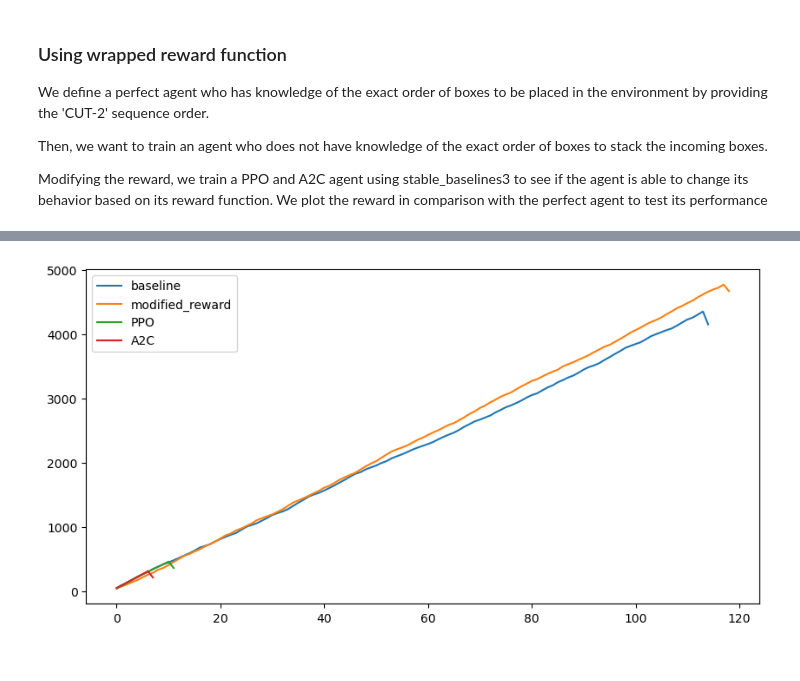
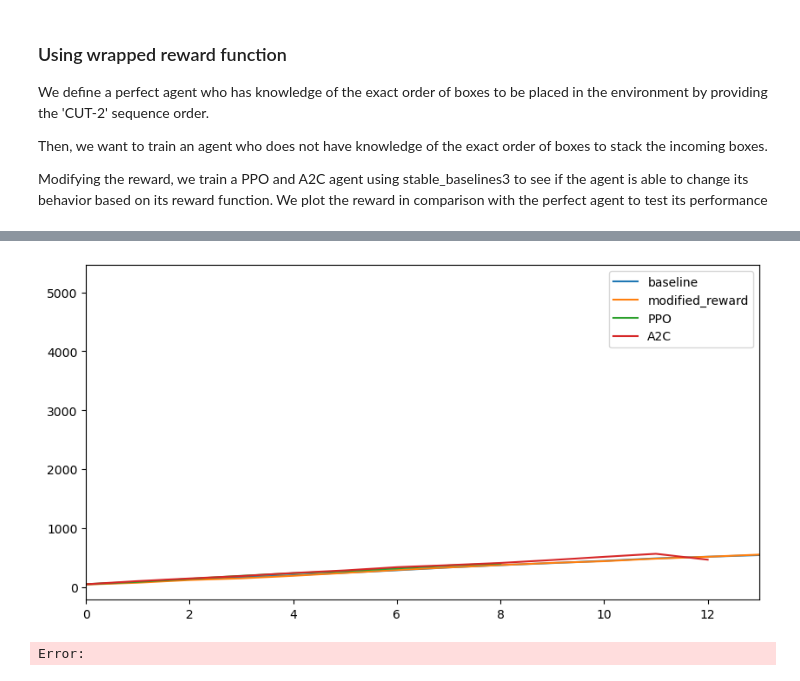
Before and after one commit to khleedavid/CS5446-P25, a Jupyter notebook: airPack_VI.ipynb, the cells around one changed output, grey strips where cells are left out. Drawn from its saved outputs; the diff is of its cells as text; code cells hidden in the pictures.

Commit message:
testing different reward functions for PPO/A2C agents

```diff
--- a/airPack_VI.ipynb
+++ b/airPack_VI.ipynb
@@ -10,7 +10,7 @@ import numpy as np
 
 %matplotlib inline
 # %%
-CWD = os.path.join(os.getcwd(), 'Documents/GitHub/CS5446_AI_planning/CS5446-Project')
+CWD = os.path.join(os.getcwd(), '')
 DATA_DIR = os.path.join(CWD, 'data')
 GIF_DIR = os.path.join(CWD, 'gifs')
 TENSORBOARD_DIR = os.path.join(CWD, 'tensorboard')
@@ -207,13 +209,24 @@ from stable_baselines3 import PPO
 from stable_baselines3 import A2C
 #import tensorboard for logging
 
+# base_env = gym.make('BinPack3D-v1',
+#                 container_size = (25, 4, 4), #(9, 11, 13),
+#                     boxSeqGenerator='CUT-2',
+#                     enabled_rotations = [Rotate.NOOP],
+#                     n_foreseeable_box = 3,
+#                     minSideLen = 1, # 2
+#                     maxSideLen = 2, # 5
+#                 )
+
 base_env = gym.make('BinPack3D-v1',
-                container_size = (25, 4, 4), #(9, 11, 13),
-                    boxSeqGenerator='CUT-2',
-                    enabled_rotations = [Rotate.NOOP],
-                    n_foreseeable_box = 3,
-                    minSideLen = 1, # 2
-                    maxSideLen = 2, # 5
-                )
+                container_size = (10, 5, 5),
+                boxSeqGenerator='random',
+                box_set = [Box(2,1,1), Box(1,1,1)],
+                # boxSeqGenerator='CUT-2',
+                enabled_rotations = [Rotate.NOOP],
+                n_foreseeable_box = 5,
+                # minSideLen = 2,
+                # maxSideLen = 5,
+            )
 wrapped_env = RewardWrapper(base_env)
 # %% [output]
@@ -258,7 +277,7 @@ frame = model_PPO.env.render(mode="rgb_array")
 done = False
 #save the longest sequence of frames for the gif
 max_framelen = 0
-for i in range(500):
+for i in range(1000):
     #count every 100 steps
     if i % 100 == 0:
         print(f"Step: {i}, Best frame length: {max_framelen}")
@@ -299,7 +318,7 @@ frame = model_a2c.env.render(mode="rgb_array")
 done = False
 #save the longest sequence of frames for the gif
 max_framelen = 0
-for i in range(500):
+for i in range(1000):
     #count every 100 steps
     if i % 100 == 0:
         print(f"Step: {i}, Best frame length: {max_framelen}")
@@ -408,20 +438,21 @@ Container dimensions: (25, 4, 4), Container volume: 400, Floor space: 100
 # %%
 #clear the plots
 plt.close("all")
 #plot the rewards
 plt.figure(figsize=(10, 5))
 plt.plot(rewards, label="baseline")
 plt.plot(wrapped_env_rewards, label="modified_reward")
 plt.plot(PPO_rewards, label="PPO")
 plt.plot(A2C_rewards, label="A2C")
 #limit the range of the x-axis to the number of steps of A2C
-# plt.xlim(0, max(len(PPO_rewards), len(A2C_rewards)))
+plt.xlim(0, max(len(PPO_rewards), len(A2C_rewards)))
 #scale the y-axis to the range of the rewards
 # plt.ylim(-4, 50)
 plt.legend()
 plt.show()
 # %% [output]
-[figure, old version]
+[figure, new version]
+Error:
 # %%
 #flatten the observation space
 from gymnasium import ObservationWrapper
```
Also changed, not shown: parts of 6 cells of this notebook, 7 other files.
